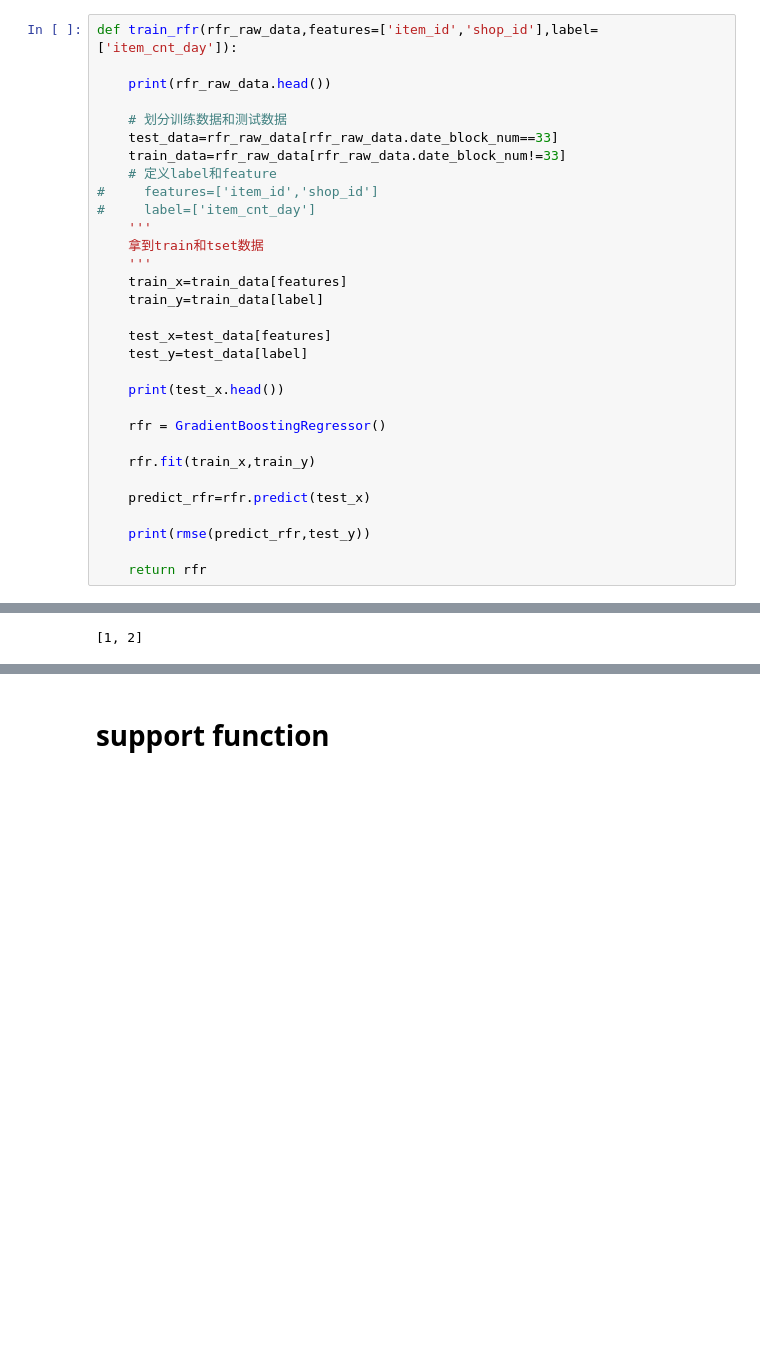
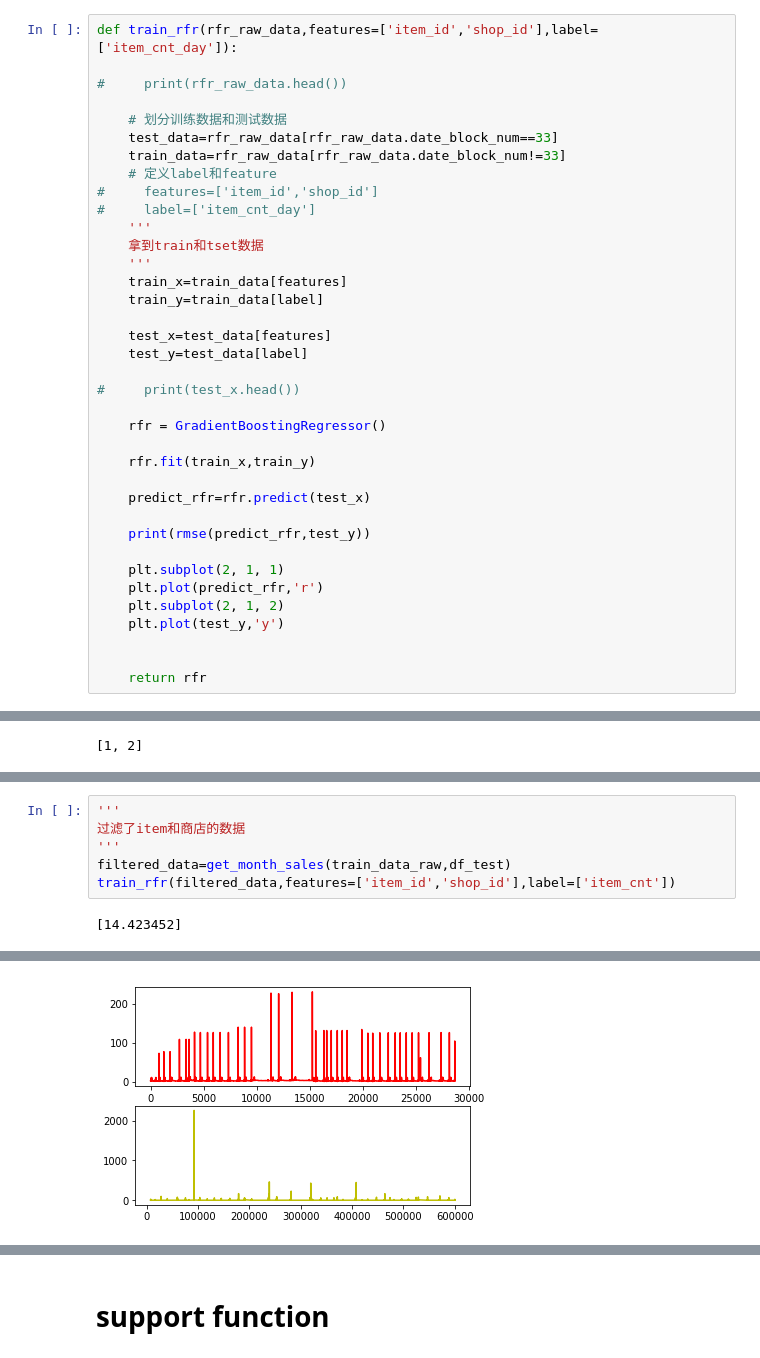
Before and after one commit to WuZifan/kaggle_Predict_Future_Sales, a Jupyter notebook: Data_process.ipynb, the cells around one changed output, grey strips where cells are left out. Drawn from its saved outputs; the diff is of its cells as text; blank space fills up the shorter version.

Commit message:
'test2'

```diff
--- a/Data_process.ipynb
+++ b/Data_process.ipynb
@@ -401,7 +403,7 @@ from sklearn.ensemble import GradientBoostingRegressor
 # %%
 def train_rfr(rfr_raw_data,features=['item_id','shop_id'],label=['item_cnt_day']):
 
-    print(rfr_raw_data.head())
+#     print(rfr_raw_data.head())
 
     # 划分训练数据和测试数据
     test_data=rfr_raw_data[rfr_raw_data.date_block_num==33]
@@ -418,7 +420,7 @@ def train_rfr(rfr_raw_data,features=['item_id','shop_id'],label=['item_cnt_day']
     test_x=test_data[features]
     test_y=test_data[label]
 
-    print(test_x.head())
+#     print(test_x.head())
 
     rfr = GradientBoostingRegressor()
 
@@ -428,6 +430,12 @@ def train_rfr(rfr_raw_data,features=['item_id','shop_id'],label=['item_cnt_day']
 
     print(rmse(predict_rfr,test_y))
 
+    plt.subplot(2, 1, 1)
+    plt.plot(predict_rfr,'r')
+    plt.subplot(2, 1, 2)
+    plt.plot(test_y,'y')
+
+
     return rfr
 # %%
 # 用每天的数据来预测每月的数据…
@@ -535,0 +542,8 @@ first_shop_month[1].groupby('item_id').sum()
+# %%
+'''
+过滤了item和商店的数据
+'''
+filtered_data=get_month_sales(train_data_raw,df_test)
+train_rfr(filtered_data,features=['item_id','shop_id'],label=['item_cnt'])
+# %% [output]
+[14.423452]
@@ -535,0 +557 @@ first_shop_month[1].groupby('item_id').sum()
+[figure, added]
```
Also changed, not shown: parts of 28 cells of this notebook, 2 other files.
